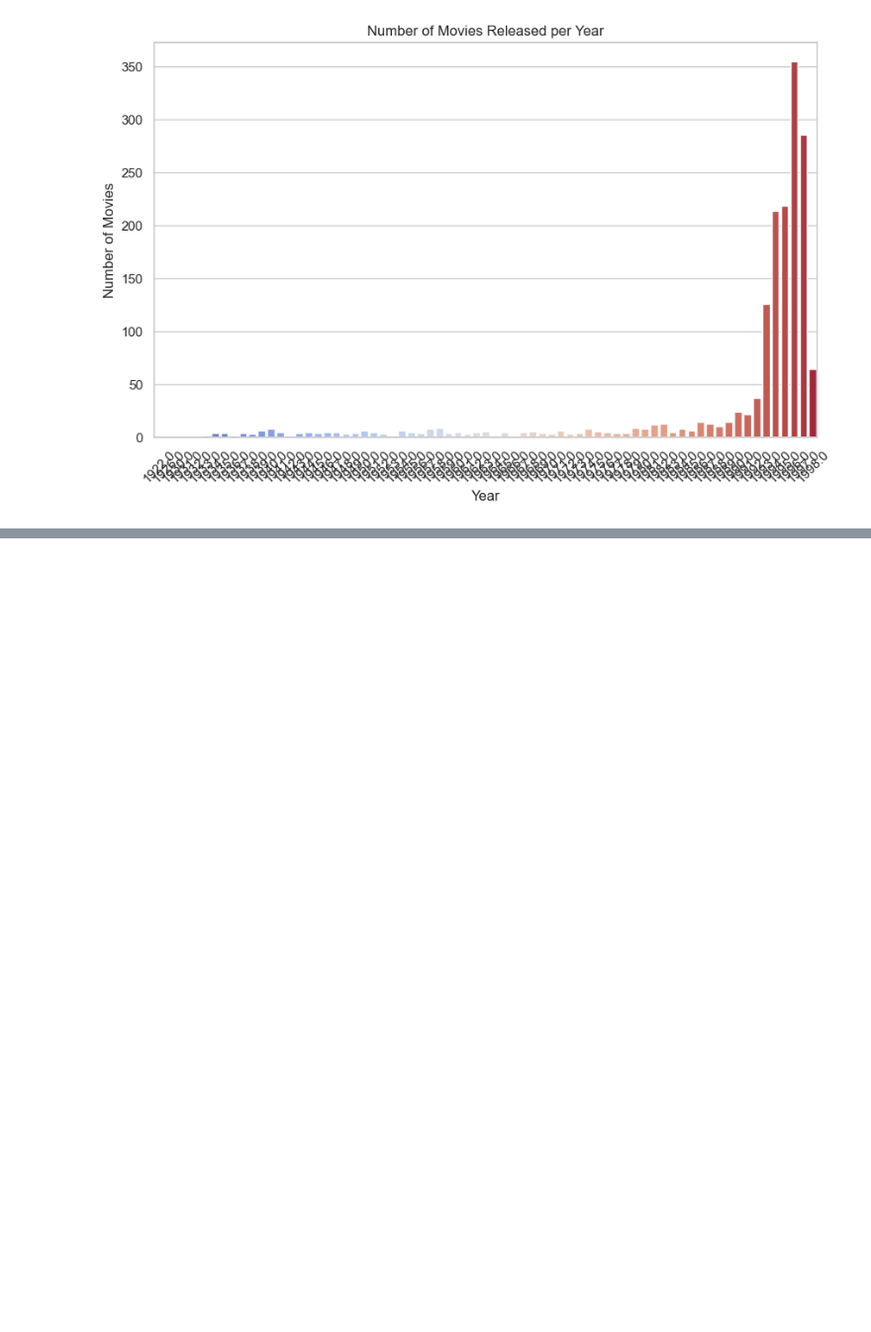
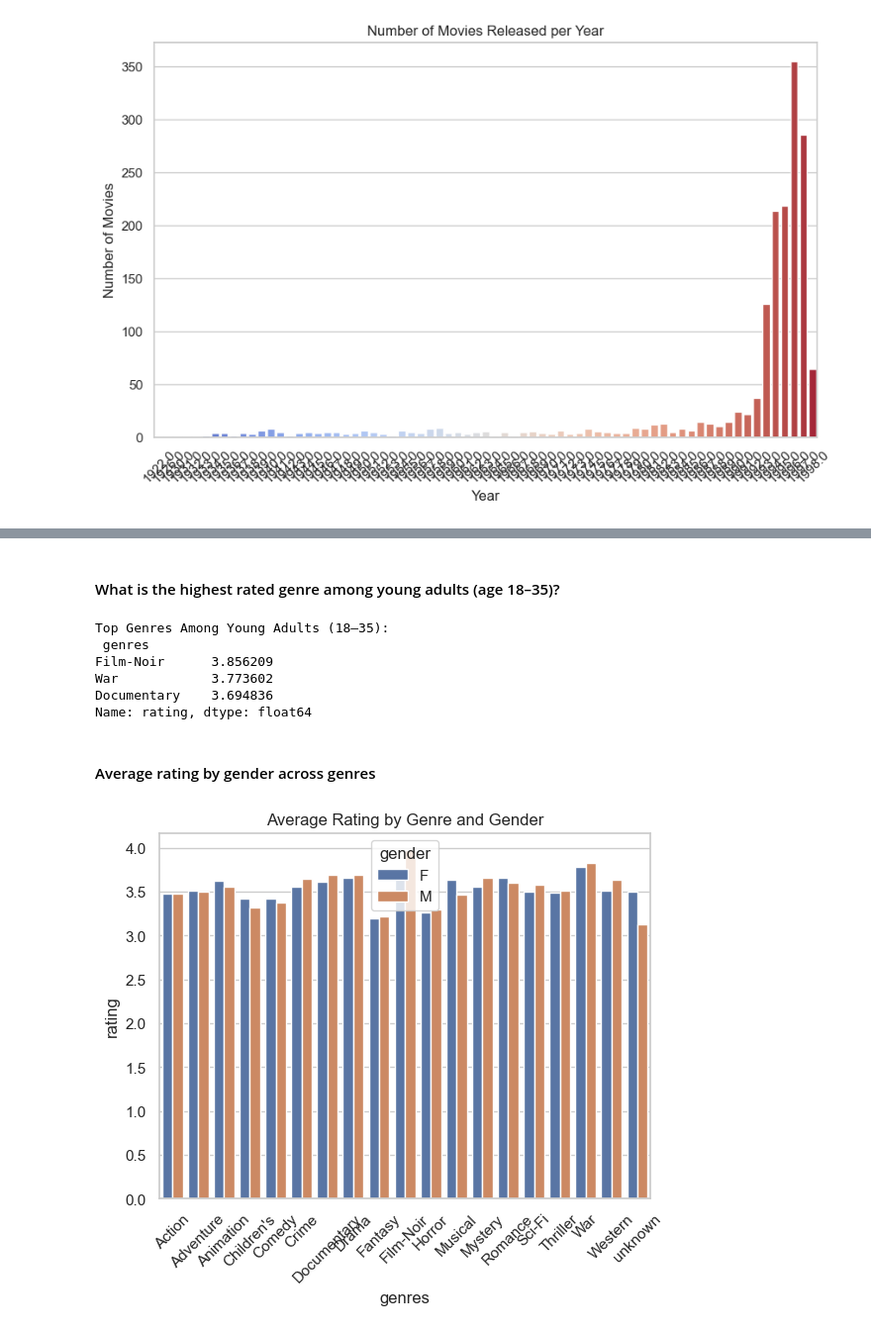
Before and after one commit to DinethRubeh/movielens100k-tfrs-recsys, a Jupyter notebook: notebooks/1_eda.ipynb, the cells around one changed output, grey strips where cells are left out. Shown at 99% size. Saved outputs shown, nothing was run; the diff lists cells and outputs as text; code cells hidden in the pictures; blank space fills up the shorter version.

```diff
--- a/notebooks/1_eda.ipynb
+++ b/notebooks/1_eda.ipynb
@@ -212,0 +361,7 @@ Passing `palette` without assigning `hue` is deprecated and will be removed in v
+# %%
+# Assume 'genres' column contains pipe-separated genres like 'Action|Comedy'
+genre_ratings = ratings_df.copy()
+genre_ratings = genre_ratings.assign(genres=genre_ratings['genres'].str.split('|')).explode('genres')
+
+top_genres = genre_ratings.groupby('genres')['rating'].mean().sort_values(ascending=False).head(3)
+print("Top 3 Highest Rated Genres:\n", top_genres)
@@ -212,0 +401,23 @@ Passing `palette` without assigning `hue` is deprecated and will be removed in v
+# %% [markdown]
+#### What is the highest rated genre among young adults (age 18–35)?
+# %%
+young_adults = genre_ratings[(genre_ratings['age'] >= 18) & (genre_ratings['age'] <= 35)]
+top_young_adult_genres = young_adults.groupby('genres')['rating'].mean().sort_values(ascending=False).head(3)
+print("Top Genres Among Young Adults (18–35):\n", top_young_adult_genres)
+# %% [output]
+Top Genres Among Young Adults (18–35):
+ genres
+Film-Noir      3.856209
+War            3.773602
+Documentary    3.694836
+Name: rating, dtype: float64
+# %% [markdown]
+#### Average rating by gender across genres
+# %%
+gender_genre_rating = genre_ratings.groupby(['gender', 'genres'])['rating'].mean().reset_index()
+sns.barplot(data=gender_genre_rating, x='genres', y='rating', hue='gender')
+plt.xticks(rotation=45)
+plt.title('Average Rating by Genre and Gender')
+plt.show()
+# %% [output]
+[figure, added]
```
Also changed, not shown: parts of 31 cells of this notebook.
